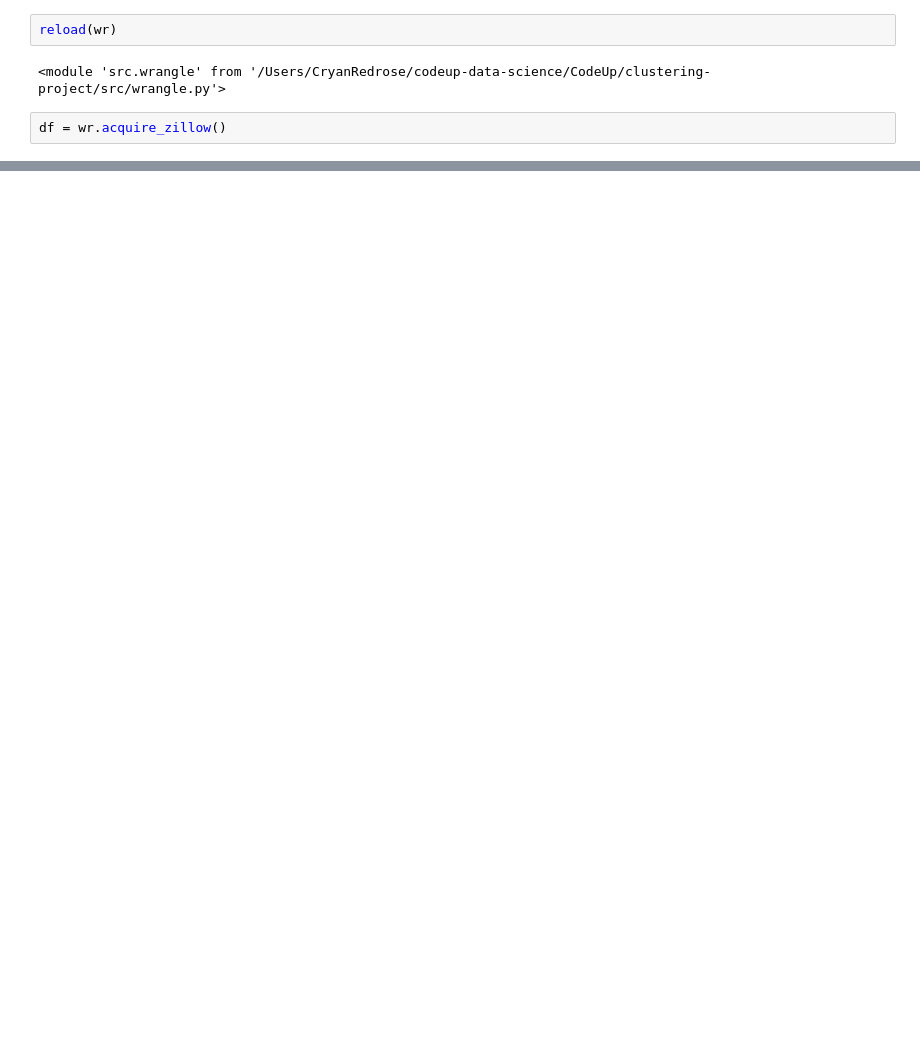
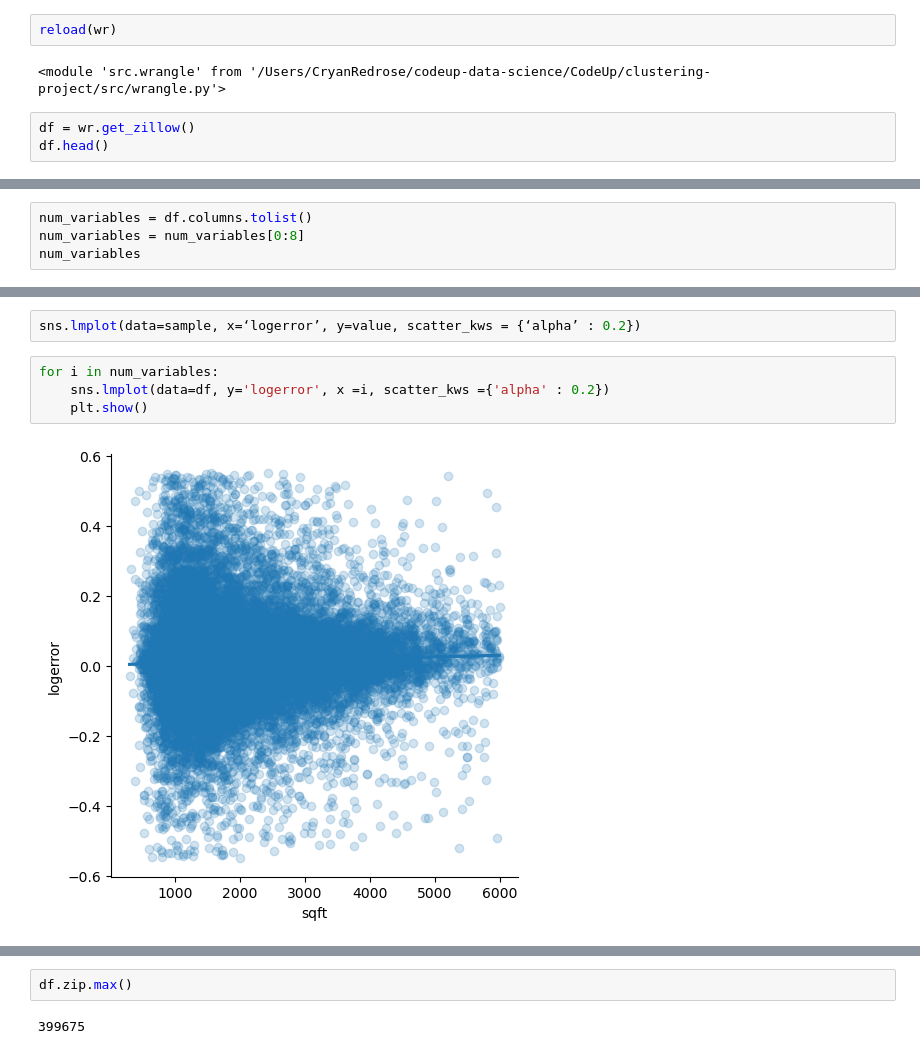
Before and after one commit to codeup-nadia-chris/clustering-project, a Jupyter notebook: chris_work_in_progress.ipynb, the cells around one changed output, grey strips where cells are left out. Drawn from its saved outputs; the diff is of its cells as text; blank space fills up the shorter version.

Commit message:
Early work in evaluating variables for statistical significance

```diff
--- a/chris_work_in_progress.ipynb
+++ b/chris_work_in_progress.ipynb
@@ -17,4 +24,5 @@ reload(wr)
 # %% [output]
 <module 'src.wrangle' from '/Users/CryanRedrose/codeup-data-science/CodeUp/clustering-project/src/wrangle.py'>
 # %%
-df = wr.acquire_zillow()
+df = wr.get_zillow()
+df.head()
@@ -32,0 +37,4 @@ df[buildingclasstypeid]=='none
+# %%
+num_variables = df.columns.tolist()
+num_variables = num_variables[0:8]
+num_variables
@@ -32,0 +70,8 @@ df[buildingclasstypeid]=='none
+# %%
+sns.lmplot(data=sample, x=‘logerror’, y=value, scatter_kws = {‘alpha’ : 0.2})
+# %%
+for i in num_variables:
+    sns.lmplot(data=df, y='logerror', x =i, scatter_kws ={'alpha' : 0.2})
+    plt.show()
+# %% [output]
+[figure, added]
@@ -32,0 +85,4 @@ df[buildingclasstypeid]=='none
+# %%
+df.zip.max()
+# %% [output]
+399675
```
Also changed, not shown: parts of 8 cells of this notebook, 1 other file.
